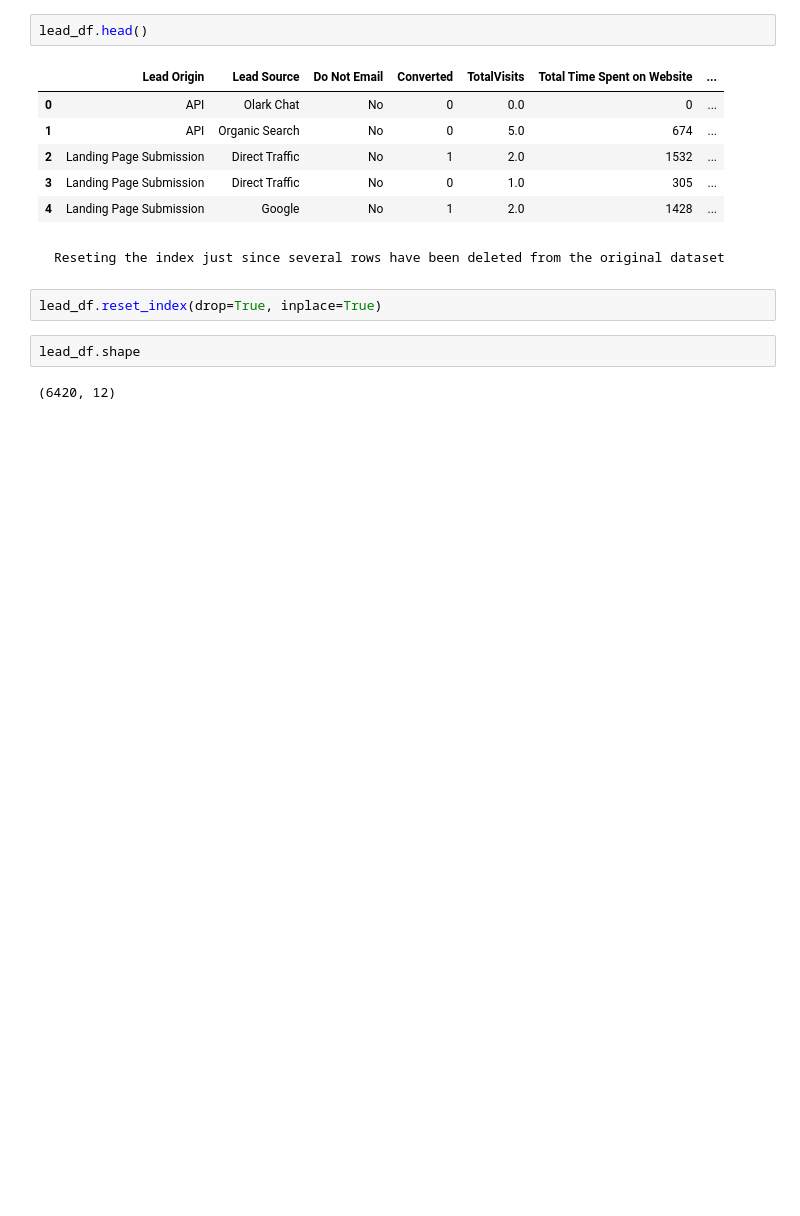
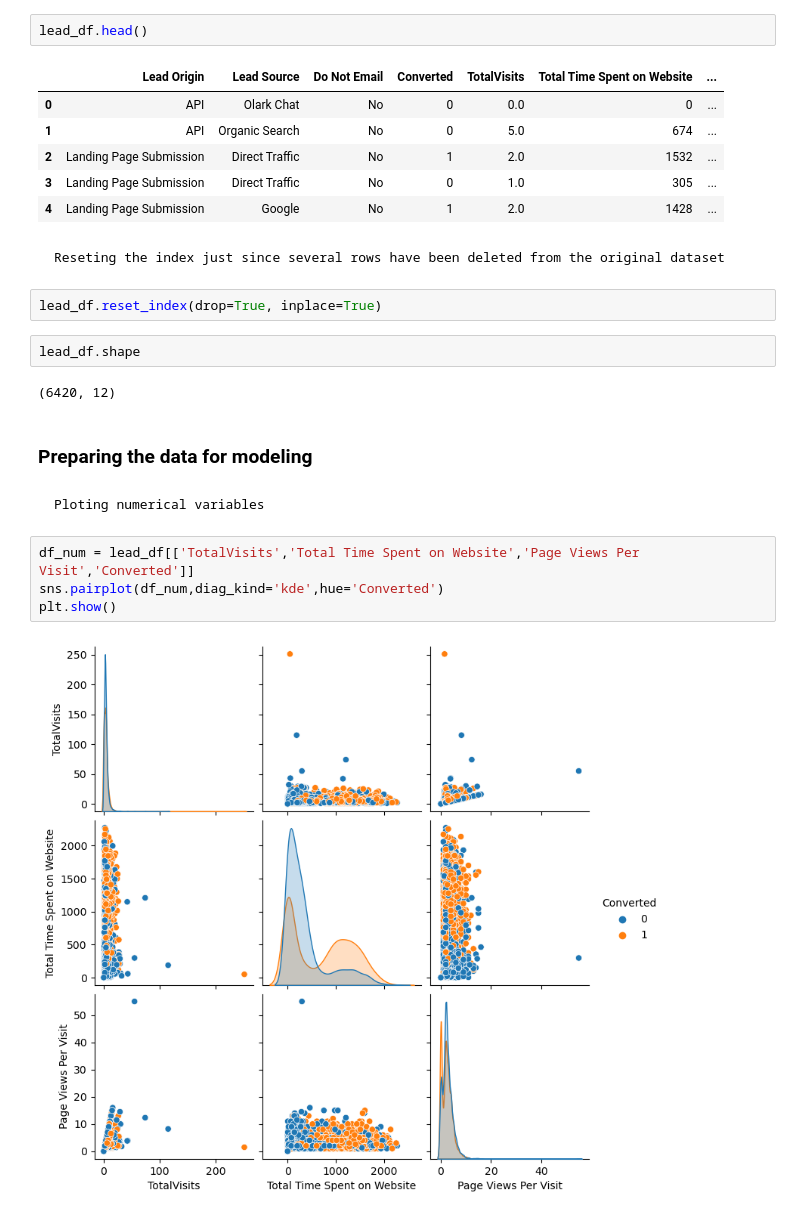
Before and after one commit to Sooby-sg/Lead-Scoring-Case-Study, a Jupyter notebook: Main.ipynb, the cells around one changed output. Saved outputs shown, nothing was run; the diff lists cells and outputs as text; blank space fills up the shorter version.

```diff
--- a/Main.ipynb
+++ b/Main.ipynb
@@ -560,3 +561,13 @@ lead_df.reset_index(drop=True, inplace=True)
 lead_df.shape
 # %% [output]
 (6420, 12)
+# %% [markdown]
+### Preparing the data for modeling
+# %% [markdown]
+    Ploting numerical variables
+# %%
+df_num = lead_df[['TotalVisits','Total Time Spent on Website','Page Views Per Visit','Converted']]
+sns.pairplot(df_num,diag_kind='kde',hue='Converted')
+plt.show()
+# %% [output]
+[figure, added]
```
Also changed, not shown: parts of 128 cells of this notebook, 3 other files.
